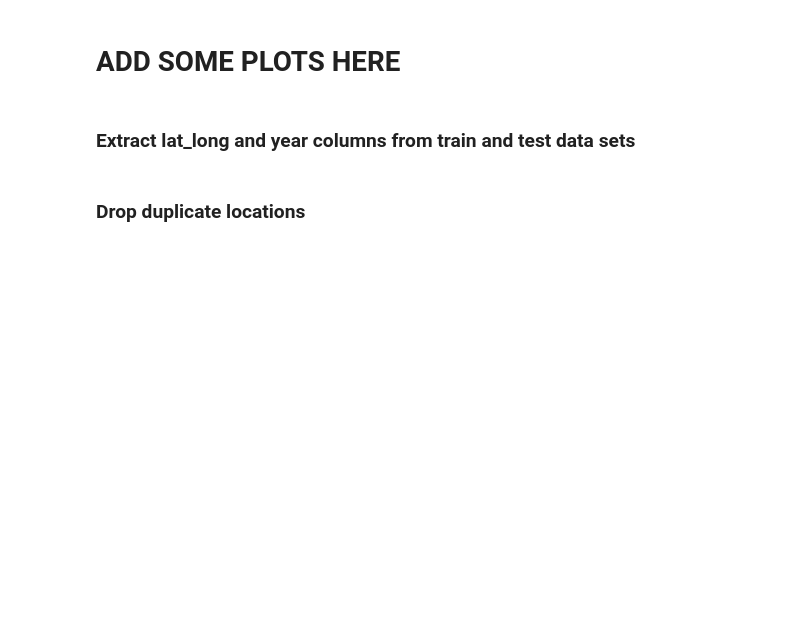
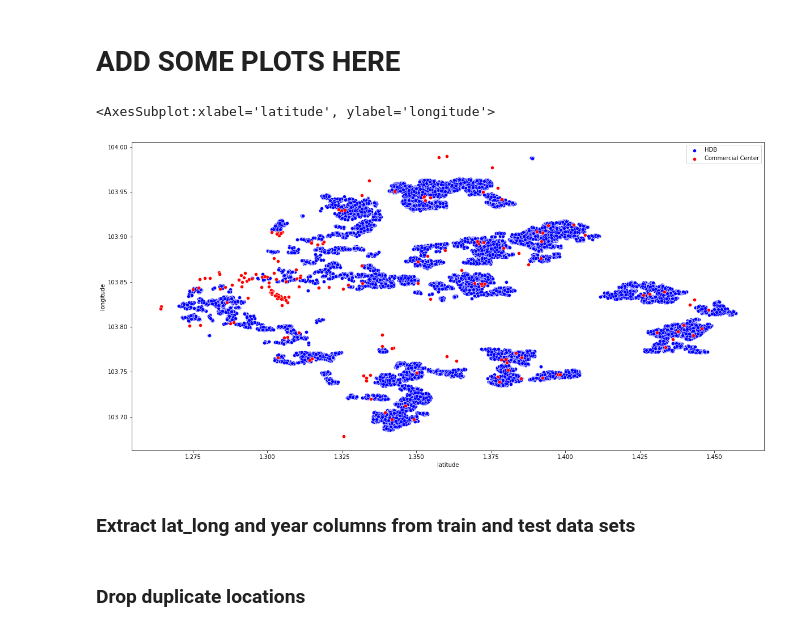
Before and after one commit to dheeraj-sn/hdb_resale_price_prediction, a Jupyter notebook: SHOPPING_MALL_EDA_PREPROCESSING_MODEL_ANALYSIS.ipynb, the cells around one changed output. Cells and saved outputs as stored; diff of their text form; code cells hidden in the pictures; blank space fills up the shorter version.

```diff
--- a/SHOPPING_MALL_EDA_PREPROCESSING_MODEL_ANALYSIS.ipynb
+++ b/SHOPPING_MALL_EDA_PREPROCESSING_MODEL_ANALYSIS.ipynb
@@ -109,5 +107,12 @@ aux_df.head()
 # %% [markdown]
 # ADD SOME PLOTS HERE
+# %%
+plt.figure(figsize=(20,10))
+sns.scatterplot(y=train_df.longitude,x=train_df.latitude,color="blue",label="HDB")
+sns.scatterplot(y=aux_df.lng,x=aux_df.lat,color="red",label="Commercial Center")
+# %% [output]
+<AxesSubplot:xlabel='latitude', ylabel='longitude'>
+[figure, added]
 # %% [markdown]
 ### Extract lat_long and year columns from train and test data sets
 # %%
```
Also changed, not shown: parts of 47 cells of this notebook.
